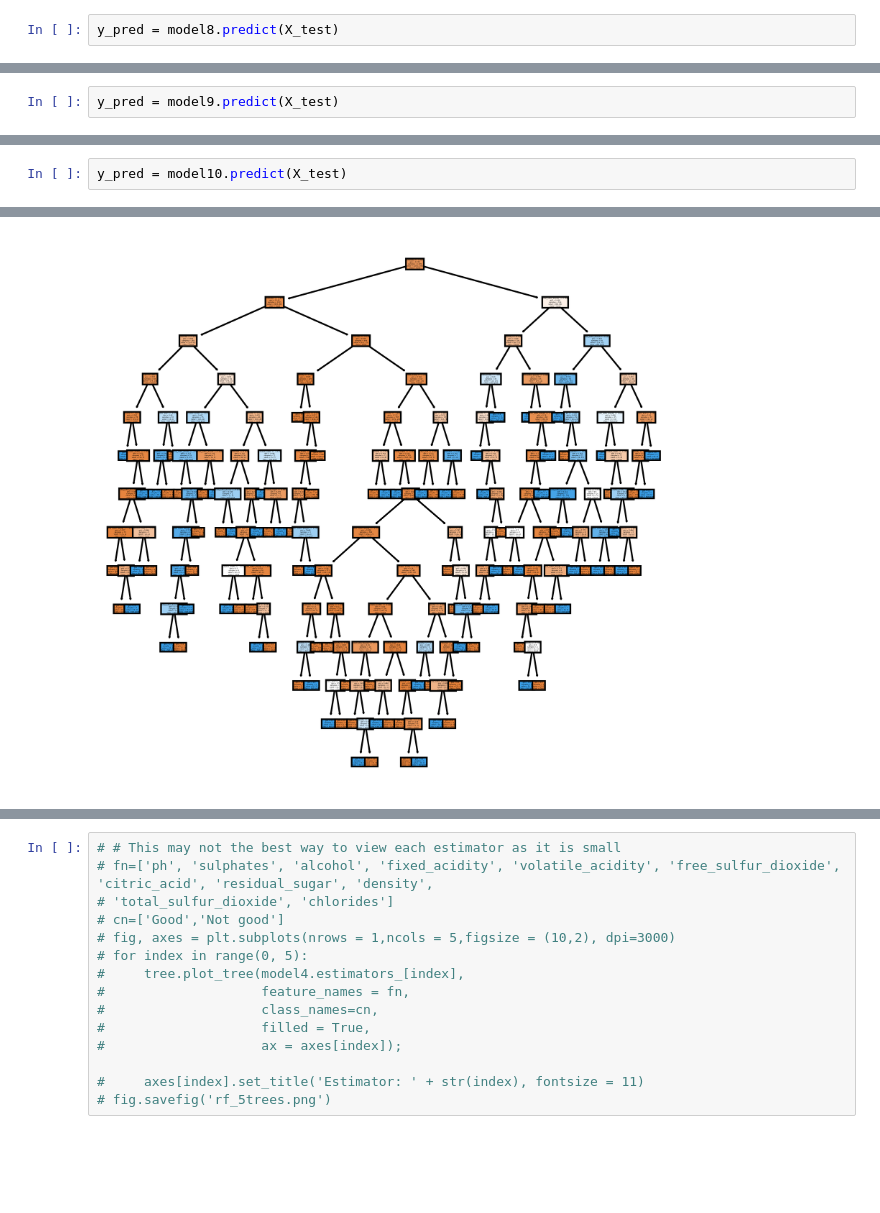
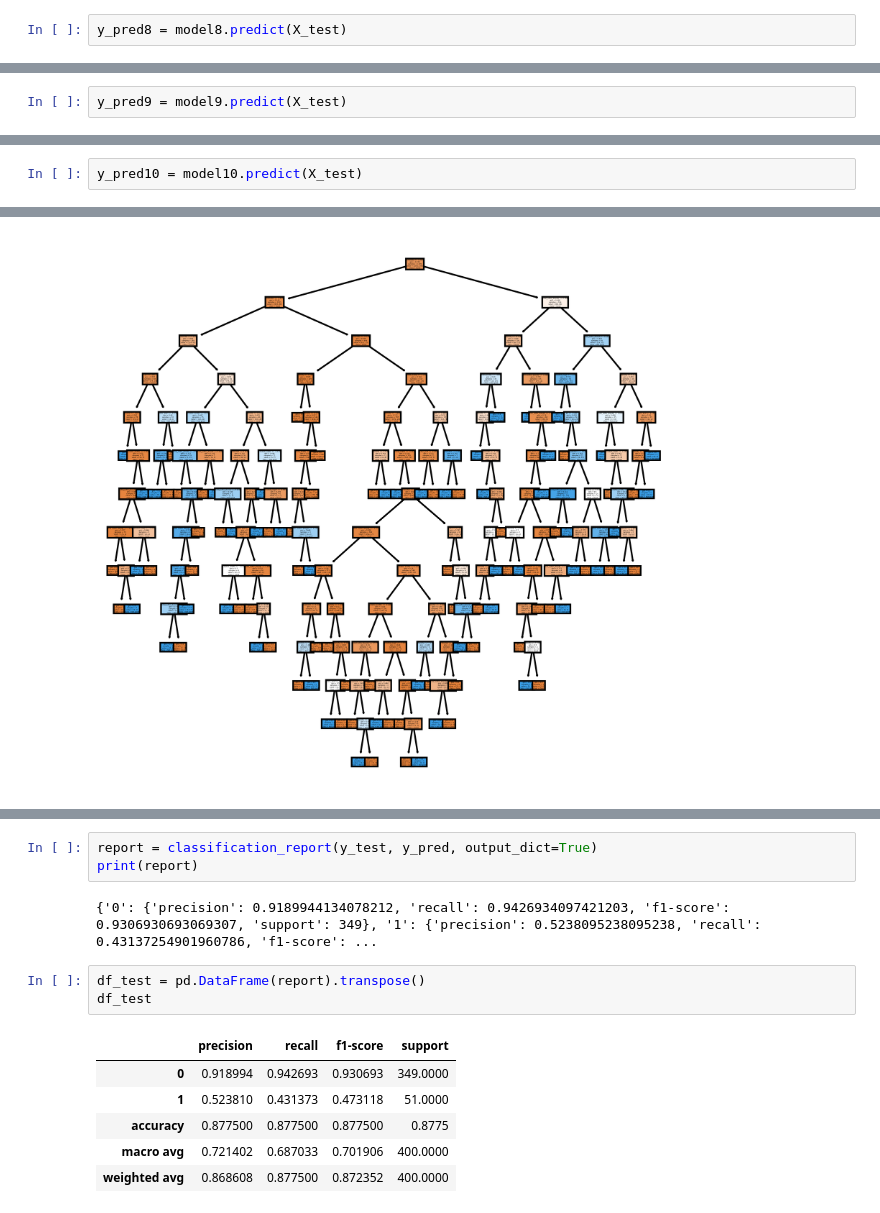
Before and after one commit to Qian8988/Final-Project-Team-7, a Jupyter notebook: all_models_red.ipynb, the cells around one changed output, grey strips where cells are left out. Cells and saved outputs as stored; diff of their text form; blank space fills up the shorter version.

```diff
--- a/all_models_red.ipynb
+++ b/all_models_red.ipynb
@@ -551,5 +553,5 @@ model8.fit(X_resampled, y_resampled)
 # %% [output]
 LogisticRegression(max_iter=1000, random_state=7)
 # %%
-y_pred = model8.predict(X_test)
+y_pred8 = model8.predict(X_test)
 # %%
@@ -596,5 +598,5 @@ brf_model = BalancedRandomForestClassifier(n_estimators=100, random_state=7)
 # %%
 model9 = brf_model.fit(X_train, y_train)
 # %%
-y_pred = model9.predict(X_test)
+y_pred9 = model9.predict(X_test)
 # %%
@@ -641,5 +644,5 @@ eec_model = EasyEnsembleClassifier(n_estimators=100, random_state=7)
 # %%
 model10 = eec_model.fit(X_train, y_train)
 # %%
-y_pred = model10.predict(X_test)
+y_pred10 = model10.predict(X_test)
 # %%
@@ -677,15 +697,15 @@ fig.savefig('Redmodel3Tree.png')
 # %%
-# # This may not the best way to view each estimator as it is small
-# fn=['ph', 'sulphates', 'alcohol', 'fixed_acidity', 'volatile_acidity', 'free_sulfur_dioxide', 'citric_acid', 'residual_sugar', 'density',
-# 'total_sulfur_dioxide', 'chlorides']
-# cn=['Good','Not good']
-# fig, axes = plt.subplots(nrows = 1,ncols = 5,figsize = (10,2), dpi=3000)
-# for index in range(0, 5):
-#     tree.plot_tree(model4.estimators_[index],
-#                    feature_names = fn,
-#                    class_names=cn,
-#                    filled = True,
-#                    ax = axes[index]);
-
-#     axes[index].set_title('Estimator: ' + str(index), fontsize = 11)
-# fig.savefig('rf_5trees.png')
+report = classification_report(y_test, y_pred, output_dict=True)
+print(report)
+# %% [output]
+{'0': {'precision': 0.9189944134078212, 'recall': 0.9426934097421203, 'f1-score': 0.9306930693069307, 'support': 349}, '1': {'precision': 0.5238095238095238, 'recall': 0.43137254901960786, 'f1-score': ...
+# %%
+df_test = pd.DataFrame(report).transpose()
+df_test
+# %% [output]
+|  | precision | recall | f1-score | support |
+| 0 | 0.918994 | 0.942693 | 0.930693 | 349.0000 |
+| 1 | 0.523810 | 0.431373 | 0.473118 | 51.0000 |
+| accuracy | 0.877500 | 0.877500 | 0.877500 | 0.8775 |
+| macro avg | 0.721402 | 0.687033 | 0.701906 | 400.0000 |
+| weighted avg | 0.868608 | 0.877500 | 0.872352 | 400.0000 |
```
Also changed, not shown: parts of 38 cells of this notebook, 3 other files.
